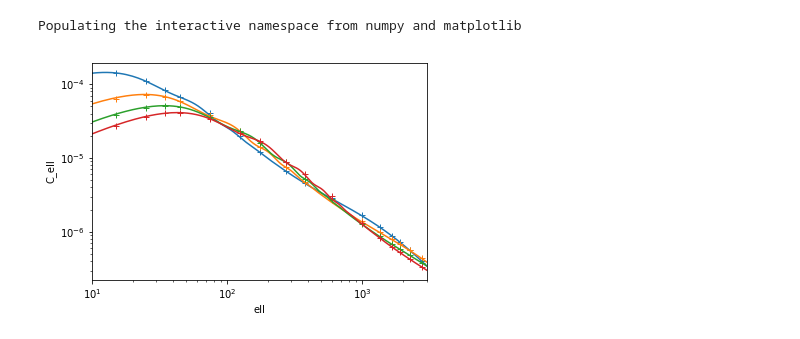
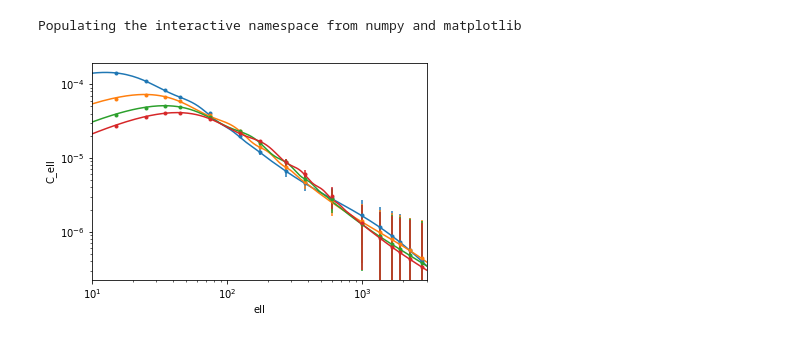
Before and after one commit to LSSTDESC/sacc, a Jupyter notebook: examples/notebooks/create-sacc2.ipynb, the cells around one changed output. Saved outputs shown, nothing was run; the diff lists cells and outputs as text; code cells hidden in the pictures.

```diff
--- a/examples/notebooks/create-sacc2.ipynb
+++ b/examples/notebooks/create-sacc2.ipynb
@@ -36,29 +37,31 @@ ell_max = window_ranges[-1][-1]
 # %%
 cosmo = ccl.Cosmology(Omega_c=0.25, Omega_b=0.05, h=0.72, n_s=0.96, A_s=2.1e-9)
 N_z = []
 spectra = []
+errors = []
 z = np.arange(0., 3.0, 0.01)
 for i in range(nbin):
     mean_z = 0.3*(1+i)
     sigma_z = 0.05
     n_z = np.exp(-0.5*(z - mean_z)**2 / sigma_z**2)
     N_z.append(n_z)
 
     bias = np.ones_like(z) * 1.5*(mean_z/0.3)**0.5
     T = ccl.NumberCountsTracer(cosmo, False, (z,N_z[i]), (z, bias))
     ell = np.arange(ell_max+1)
     cl = ccl.angular_cl(cosmo, T, T, ell)
     cb = []
     for m,M in window_ranges:
         cb.append(np.mean(cl[m:M]))
     spectra.append(cb)
+    errors.append(np.ones_like(cb)*1e-6)
     line, = loglog(ell, cl)
-    loglog(effective_ell, cb, '+', color=line.get_color())
+    errorbar(effective_ell, cb, yerr=errors[-1], fmt='.', color=line.get_color())
     xlim(10,3000)
     xlabel("ell")
     ylabel("C_ell")
 # %% [output]
-[figure, old version]
+[figure, new version]
 # %%
 S = sacc2.Sacc()
 
```
Also changed, not shown: parts of 11 cells of this notebook, 2 other files.
